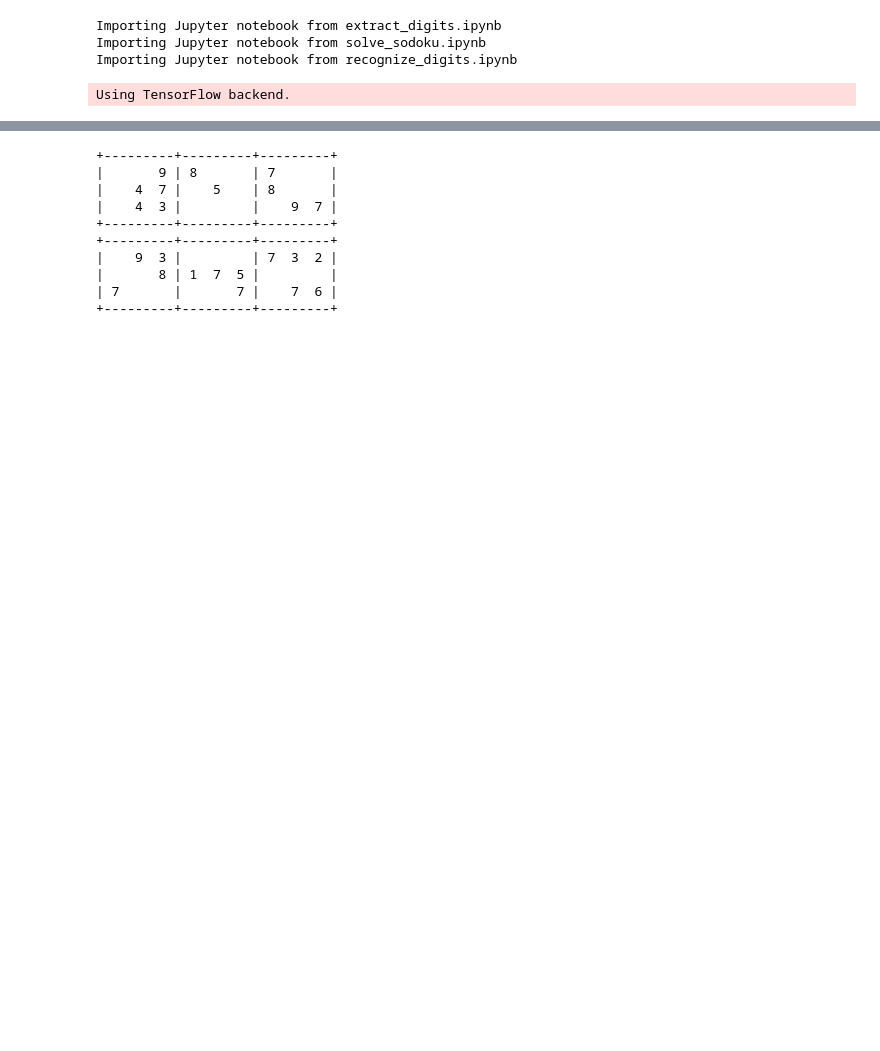
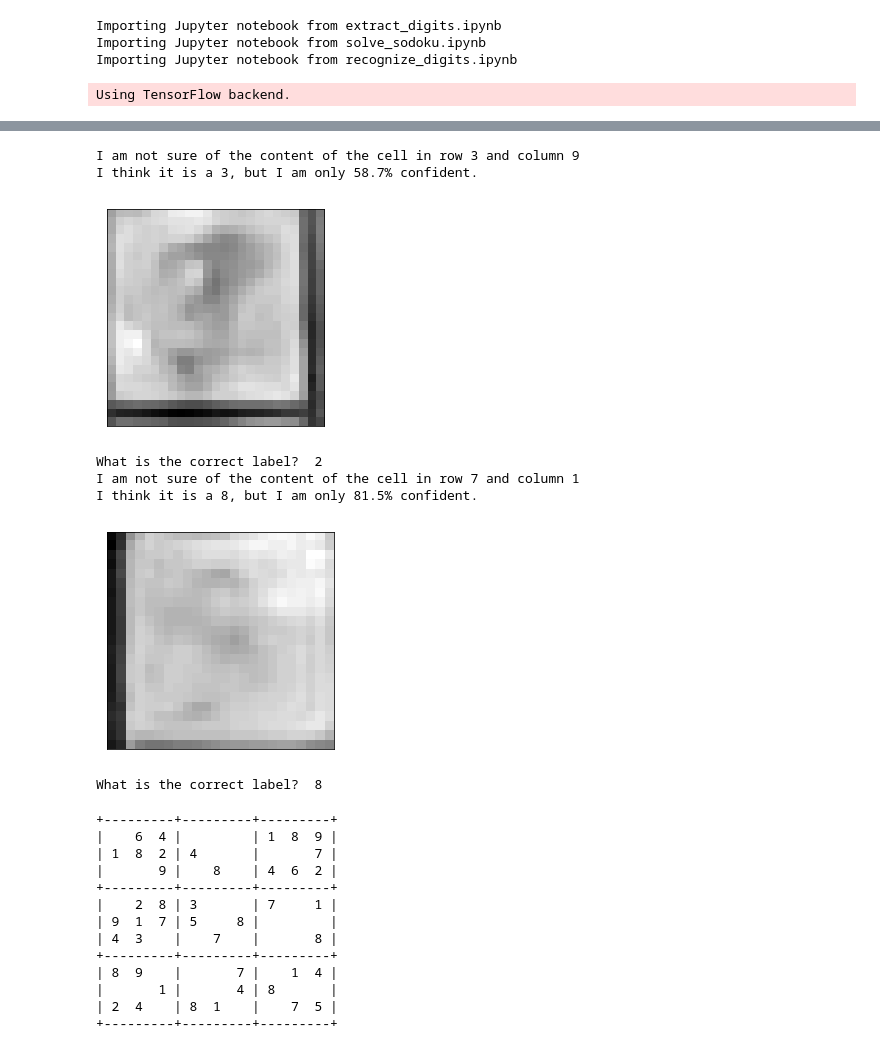
Before and after one commit to e-dorigatti/sudoku_solver, a Jupyter notebook: end2end.ipynb, the cells around one changed output, grey strips where cells are left out. Cells and saved outputs as stored; diff of their text form; code cells hidden in the pictures; blank space fills up the shorter version.

```diff
--- a/end2end.ipynb
+++ b/end2end.ipynb
@@ -133,16 +142,45 @@ digits = [x if x > 0 else None for x in np.argmax(preds, axis=1)]
+# %%
+correct_labels = []
+for i, (conf, digit_data, label) in enumerate(zip(confidence, res['digits'], labeled_digits)):
+    if conf > 0.9:
+        correct_labels.append(label)
+    else:
+        row, col = i // 9 + 1, i % 9 + 1
+        print('I am not sure of the content of the cell in row %d and column %d' % (row, col))
+        print('I think it is %s, but I am only %.1f%% confident.' % (
+            (('a %d' % label) if label else 'blank'), 100 * conf
+        ))
+        plt.imshow(digit_data['img'], cmap='gray')
+        plt.xticks([])
+        plt.yticks([])
+        plt.show()
+        label = input('What is the correct label? ')
+        correct_labels.append(int(label) if label.isdigit() else None)
+# %% [output]
+I am not sure of the content of the cell in row 3 and column 9
+I think it is a 3, but I am only 58.7% confident.
+[figure, added]
+What is the correct label?  2
+I am not sure of the content of the cell in row 7 and column 1
+I think it is a 8, but I am only 81.5% confident.
+[figure, added]
+What is the correct label?  8
 # %%
-sodoku = SodokuField(digits)
+sodoku = SodokuField(correct_labels)
 sodoku.pretty_print()
 # %% [output]
 +---------+---------+---------+
-|       9 | 8       | 7       |
-|    4  7 |    5    | 8       |
-|    4  3 |         |    9  7 |
+|    6  4 |         | 1  8  9 |
+| 1  8  2 | 4       |       7 |
+|       9 |    8    | 4  6  2 |
 +---------+---------+---------+
+|    2  8 | 3       | 7     1 |
+| 9  1  7 | 5     8 |         |
+| 4  3    |    7    |       8 |
 +---------+---------+---------+
-|    9  3 |         | 7  3  2 |
-|       8 | 1  7  5 |         |
-| 7       |       7 |    7  6 |
+| 8  9    |       7 |    1  4 |
+|       1 |       4 | 8       |
+| 2  4    | 8  1    |    7  5 |
 +---------+---------+---------+
 # %%
 solved, _ = sodoku.brute_force()
```
Also changed, not shown: parts of 6 cells of this notebook, 1 other file.
